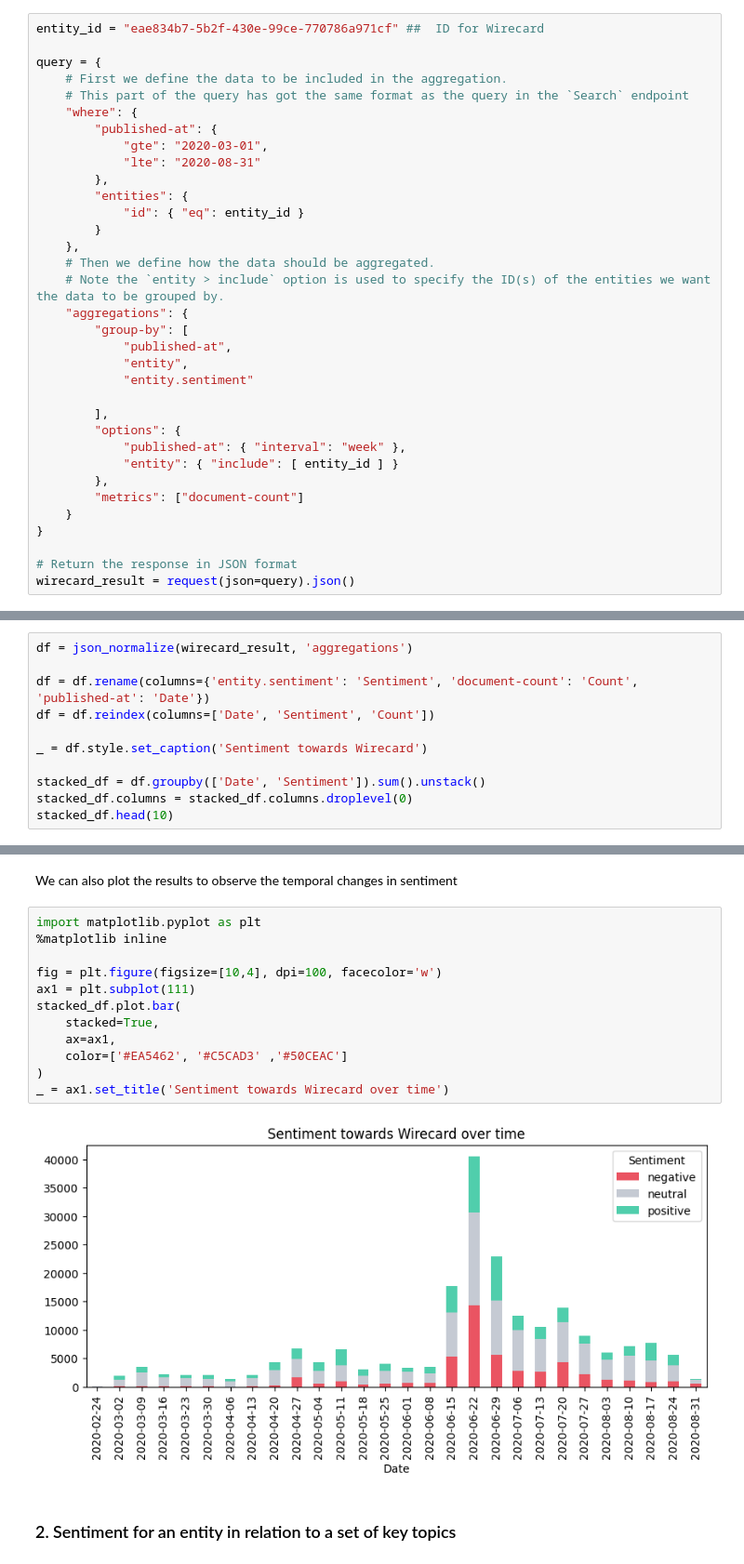
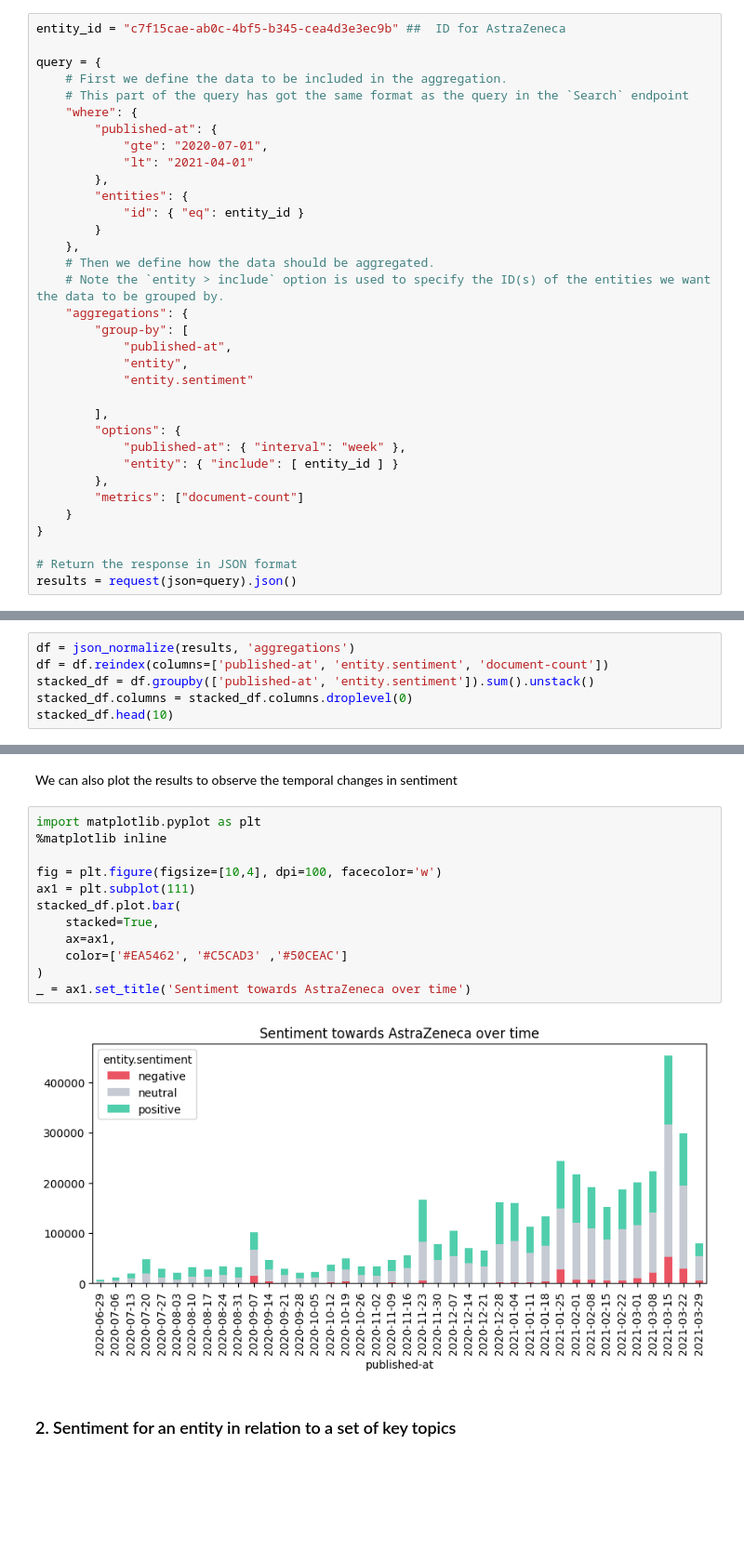
Before and after one commit to signal-ai/signal-api-tools, a Jupyter notebook: notebooks/trends_tutorial.ipynb, the cells around one changed output, grey strips where cells are left out. Shown at 93% size. Drawn from its saved outputs; the diff is of its cells as text; blank space fills up the shorter version.

```diff
--- a/notebooks/trends_tutorial.ipynb
+++ b/notebooks/trends_tutorial.ipynb
@@ -89,13 +89,13 @@ Note that you would need to have the ID of the entity as an input. For that plea
 # %%
-entity_id = "eae834b7-5b2f-430e-99ce-770786a971cf" ##  ID for Wirecard
+entity_id = "c7f15cae-ab0c-4bf5-b345-cea4d3e3ec9b" ##  ID for AstraZeneca
 
 query = {
     # First we define the data to be included in the aggregation.
     # This part of the query has got the same format as the query in the `Search` endpoint
     "where": {
         "published-at": {
-            "gte": "2020-03-01",
-            "lte": "2020-08-31"
+            "gte": "2020-07-01",
+            "lt": "2021-04-01"
         },
         "entities": {
             "id": { "eq": entity_id }
@@ -119,7 +119,7 @@ query = {
 }
 
 # Return the response in JSON format
-wirecard_result = request(json=query).json()
+results = request(json=query).json()
 # %% [markdown]
 You can see the structure of a typical Trends API response:
 # %%
@@ -136,12 +136,7 @@ We can convert the result into a dataframe, for a better readability.
 # %%
-df = json_normalize(wirecard_result, 'aggregations')
-
-df = df.rename(columns={'entity.sentiment': 'Sentiment', 'document-count': 'Count', 'published-at': 'Date'})
-df = df.reindex(columns=['Date', 'Sentiment', 'Count'])
-
-_ = df.style.set_caption('Sentiment towards Wirecard')
-
-stacked_df = df.groupby(['Date', 'Sentiment']).sum().unstack()
+df = json_normalize(results, 'aggregations')
+df = df.reindex(columns=['published-at', 'entity.sentiment', 'document-count'])
+stacked_df = df.groupby(['published-at', 'entity.sentiment']).sum().unstack()
 stacked_df.columns = stacked_df.columns.droplevel(0)
 stacked_df.head(10)
 # %% [output]
@@ -162,17 +157,17 @@ We can also plot the results to observe the temporal changes in sentiment
 # %%
 import matplotlib.pyplot as plt
 %matplotlib inline
 
 fig = plt.figure(figsize=[10,4], dpi=100, facecolor='w')
 ax1 = plt.subplot(111)
 stacked_df.plot.bar(
     stacked=True,
     ax=ax1,
     color=['#EA5462', '#C5CAD3' ,'#50CEAC']
 )
-_ = ax1.set_title('Sentiment towards Wirecard over time')
+_ = ax1.set_title('Sentiment towards AstraZeneca over time')
 # %% [output]
-[figure, old version]
+[figure, new version]
 # %% [markdown]
 ### 2. Sentiment for an entity in relation to a set of key topics
 # %% [markdown]
```
Also changed, not shown: parts of 15 cells of this notebook.
